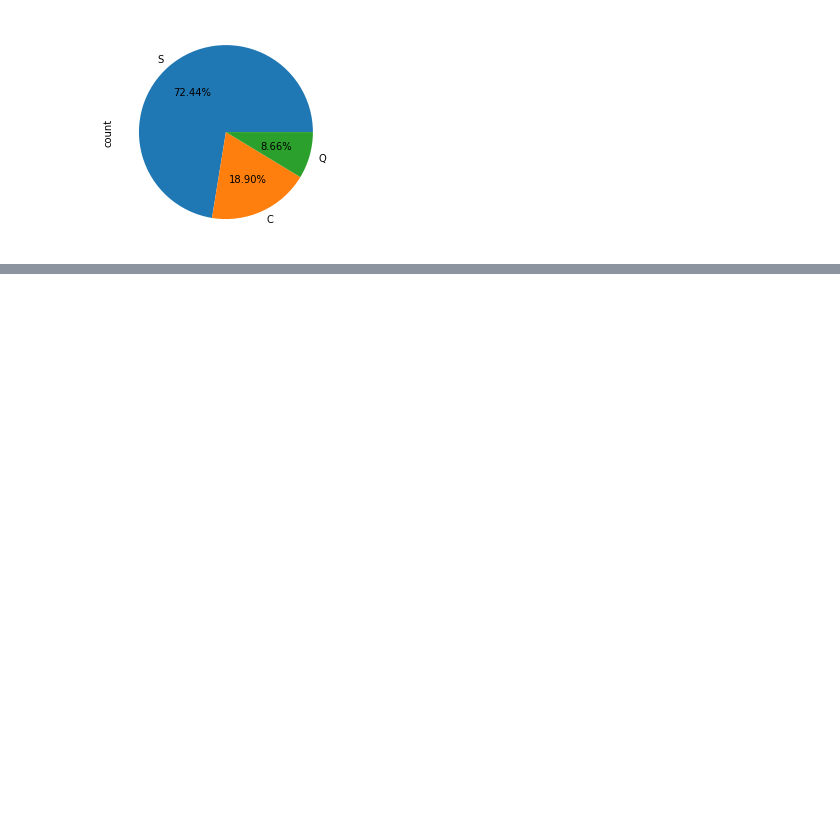
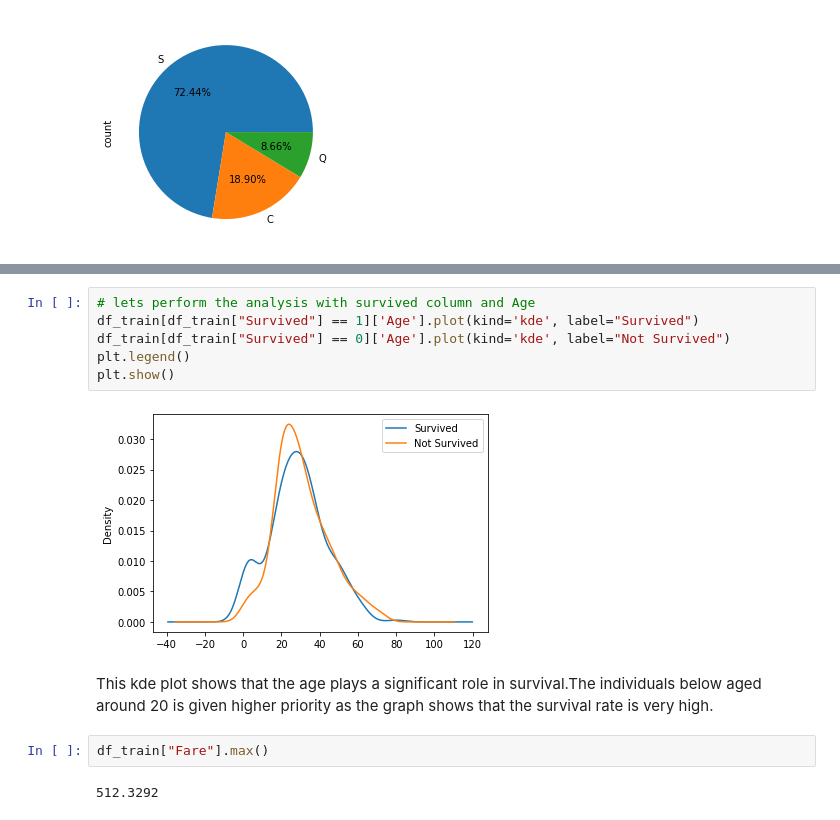
Before and after one commit to niteshpantha/titanic_data, a Jupyter notebook: titanic_analysis.ipynb, the cells around one changed output, grey strips where cells are left out. Saved outputs shown, nothing was run; the diff lists cells and outputs as text; blank space fills up the shorter version.

Commit message:
performed few bivariate analysis using visualization techniques

```diff
--- a/titanic_analysis.ipynb
+++ b/titanic_analysis.ipynb
@@ -427,0 +436,14 @@ df_train["Embarked"].value_counts().plot(kind='pie', autopct="%0.2f%%")
+# %%
+# lets perform the analysis with survived column and Age
+df_train[df_train["Survived"] == 1]['Age'].plot(kind='kde', label="Survived")
+df_train[df_train["Survived"] == 0]['Age'].plot(kind='kde', label="Not Survived")
+plt.legend()
+plt.show()
+# %% [output]
+[figure, added]
+# %% [markdown]
+This kde plot shows that the age plays a significant role in survival.The individuals below aged around 20 is given higher priority as the graph shows that the survival rate is very high.
+# %%
+df_train["Fare"].max()
+# %% [output]
+512.3292
```
Also changed, not shown: parts of 8 cells of this notebook.
